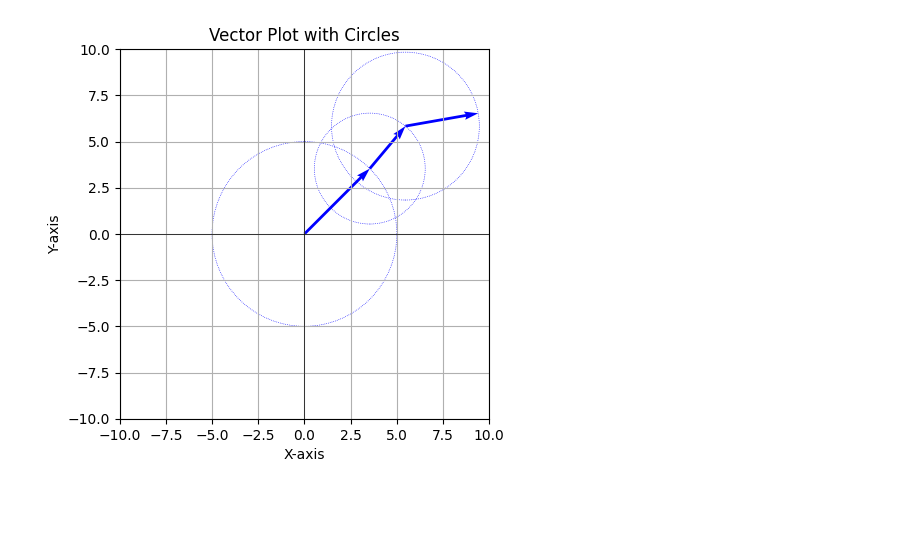
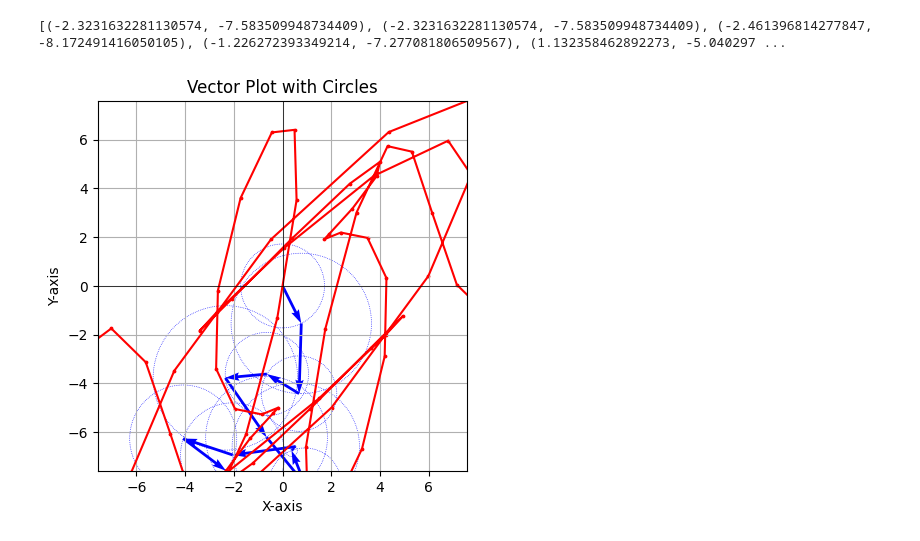
Before and after one commit to MaKaNu/fourierdrawing, a Jupyter notebook: fourier-drawing.ipynb, the cells around one changed output. Cells and saved outputs as stored; diff of their text form; code cells hidden in the pictures; blank space fills up the shorter version.

Commit message:
added class for plotting complex values

```diff
--- a/fourier-drawing.ipynb
+++ b/fourier-drawing.ipynb
@@ -6,13 +1 @@ import numpy as np
-# %%
-def update(t, vectors, ax, ax_limits=None, colors=None):
-    ax.clear()  # Clear the previous frame
-
-    vectors_rot = vectors.copy()
-    vectors_rot[0,1]=vectors_rot[0,1] + 0*t
-    for i in range(1, len(vectors)):
-      vectors_rot[i,1]=vectors_rot[i,1] + i*t
-
-    plot_vectors(vectors_rot, ax, ax_limits, colors)
-
-    return ax.get_children()
 # %%
@@ -57,13 +88,25 @@ def plot_vectors(vectors, ax, ax_limits=None, colors=None):
 # %%
-# Example usage with vector lengths and angles:
+# Example usage:
 vectors = np.array([(5, 45), (3, 60), (4, 30)])  # length, angle
-ax_limits = [-10, 10]
-colors = None
+
+# create random vectors
+n=11 # must be odd (ungerade)
+max_vec_len = 3
+vectors = np.array([max_vec_len*np.random.rand(n), np.random.rand(n)*360]).transpose()
+
+# ax limits
+ax_limits = None# [-10, 10]
+
+# Create an instance of VectorPlotter
+plotter = VectorPlotter(ax_limits=ax_limits, end_color='r', end_markersize=3)
 
 # Set up the animation
-fig, ax = plt.subplots()
-ani = FuncAnimation(fig, update, frames=np.arange(0, 360, 10), fargs=(vectors, ax, ax_limits, colors), blit=True)
+ani = FuncAnimation(
+    plotter.fig, plotter.update, frames=np.arange(0, 360, 5), fargs=(vectors,), blit=False
+)
 
 # Display the animation in Jupyter notebook
 HTML(ani.to_jshtml())
+
+print(plotter.endpoints)
 # %% [output]
@@ -71 +113,2 @@ HTML(ani.to_jshtml())
+[(-2.3231632281130574, -7.583509948734409), (-2.3231632281130574, -7.583509948734409), (-2.461396814277847, -8.172491416050105), (-1.226272393349214, -7.277081806509567), (1.132358462892273, -5.040297 ...
-[figure, old version]
+[figure, new version]
```
Also changed, not shown: parts of 4 cells of this notebook.
